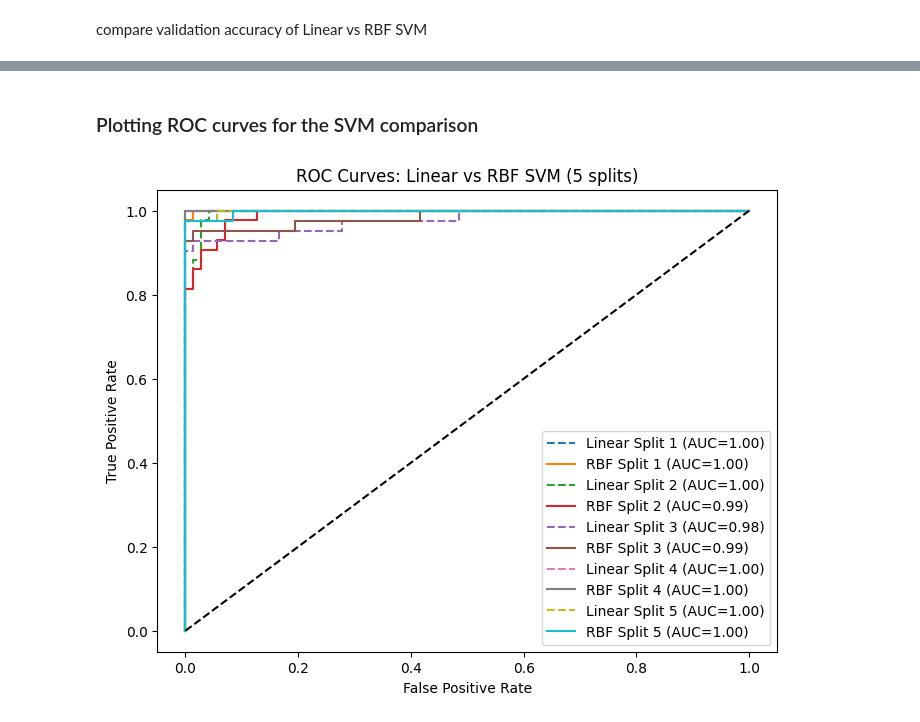
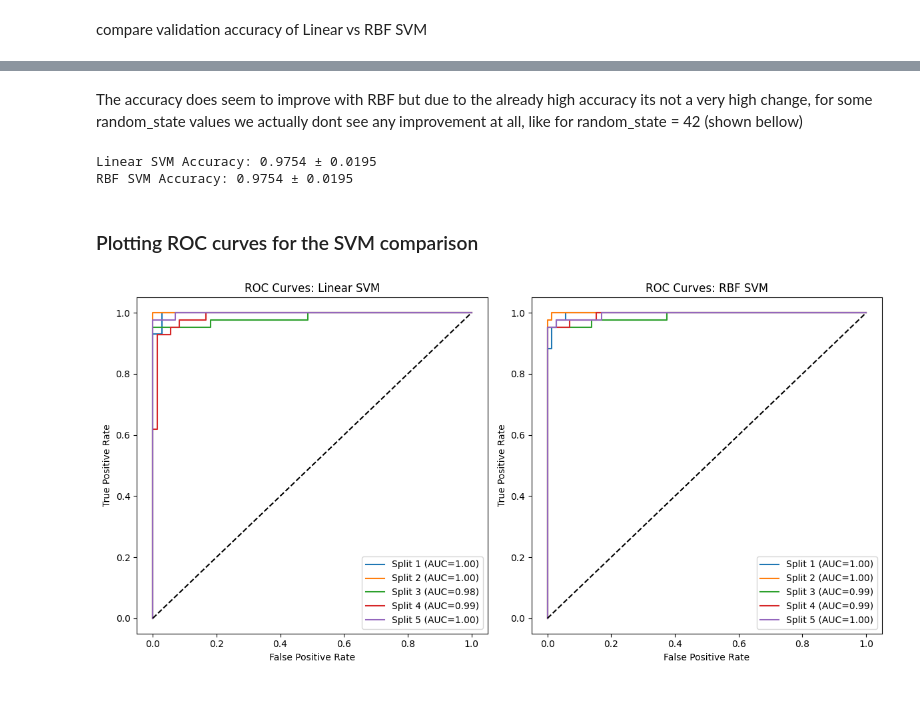
Before and after one commit to MustafaKess/IDATG2208-ML-assignment-2, a Jupyter notebook: exercise 3/Q3.ipynb, the cells around one changed output, grey strips where cells are left out. Saved outputs shown, nothing was run; the diff lists cells and outputs as text; code cells hidden in the pictures.

```diff
--- a/exercise 3/Q3.ipynb
+++ b/exercise 3/Q3.ipynb
@@ -107,36 +114,65 @@ RBF SVM Accuracy: 0.9754 ± 0.0195
+# %% [markdown]
+The accuracy does seem to improve with RBF but due to the already high accuracy its not a very high change, for some random_state values we actually dont see any improvement at all, like for random_state = 42 (shown bellow)
+# %%
+kf_42 = StratifiedKFold(n_splits=5, shuffle=True, random_state=42)
+linear_acc, rbf_acc = [], []
+
+for train_idx, val_idx in kf_42.split(X_std, y):
+    X_tr, X_val_split = X_std[train_idx], X_std[val_idx]
+    y_tr, y_val_split = y.values[train_idx], y.values[val_idx]
+
+    # Linear SVM
+    clf_lin = SVC(kernel="linear", probability=True, random_state=42)
+    clf_lin.fit(X_tr, y_tr)
+    linear_acc.append(accuracy_score(y_val_split, clf_lin.predict(X_val_split)))
+
+    # RBF SVM
+    clf_rbf = SVC(kernel="rbf", probability=True, random_state=42)
+    clf_rbf.fit(X_tr, y_tr)
+    rbf_acc.append(accuracy_score(y_val_split, clf_rbf.predict(X_val_split)))
+print(f"Linear SVM Accuracy: {np.mean(linear_acc):.4f} ± {np.std(linear_acc):.4f}")
+print(f"RBF SVM Accuracy: {np.mean(rbf_acc):.4f} ± {np.std(rbf_acc):.4f}")
+# %% [output]
+Linear SVM Accuracy: 0.9754 ± 0.0195
+RBF SVM Accuracy: 0.9754 ± 0.0195
 # %% [markdown]
 ### Plotting ROC curves for the SVM comparison
 # %%
 import matplotlib.pyplot as plt
 from sklearn.metrics import roc_curve, auc
+from sklearn.svm import SVC
 
-plt.figure(figsize=(8,6))
+fig, axes = plt.subplots(1, 2, figsize=(12, 6))
 
 for i, (train_idx, val_idx) in enumerate(kf.split(X_std, y), 1):
     X_tr, X_val_split = X_std[train_idx], X_std[val_idx]
     y_tr, y_val_split = y.values[train_idx], y.values[val_idx]
 
     # Linear SVM
     clf_lin = SVC(kernel="linear", probability=True, random_state=42)
     clf_lin.fit(X_tr, y_tr)
-    y_prob_lin = clf_lin.predict_proba(X_val_split)[:,1]
-    fpr, tpr, _ = roc_curve(y_val_split, y_prob_lin)
-    roc_auc = auc(fpr, tpr)
-    plt.plot(fpr, tpr, linestyle='--', label=f'Linear Split {i} (AUC={roc_auc:.2f})')
+    y_prob_lin = clf_lin.predict_proba(X_val_split)[:, 1]
+    fpr_lin, tpr_lin, _ = roc_curve(y_val_split, y_prob_lin)
+    roc_auc_lin = auc(fpr_lin, tpr_lin)
+    axes[0].plot(fpr_lin, tpr_lin, label=f'Split {i} (AUC={roc_auc_lin:.2f})')
 
     # RBF SVM
     clf_rbf = SVC(kernel="rbf", probability=True, random_state=42)
     clf_rbf.fit(X_tr, y_tr)
-    y_prob_rbf = clf_rbf.predict_proba(X_val_split)[:,1]
-    fpr, tpr, _ = roc_curve(y_val_split, y_prob_rbf)
-    roc_auc = auc(fpr, tpr)
-    plt.plot(fpr, tpr, label=f'RBF Split {i} (AUC={roc_auc:.2f})')
+    y_prob_rbf = clf_rbf.predict_proba(X_val_split)[:, 1]
+    fpr_rbf, tpr_rbf, _ = roc_curve(y_val_split, y_prob_rbf)
+    roc_auc_rbf = auc(fpr_rbf, tpr_rbf)
+    axes[1].plot(fpr_rbf, tpr_rbf, label=f'Split {i} (AUC={roc_auc_rbf:.2f})')
 
-plt.plot([0,1], [0,1], 'k--')
-plt.xlabel('False Positive Rate')
-plt.ylabel('True Positive Rate')
-plt.title('ROC Curves: Linear vs RBF SVM (5 splits)')
-plt.legend()
+#
+for ax, title in zip(axes, ['Linear SVM', 'RBF SVM']):
+    ax.plot([0, 1], [0, 1], 'k--')
+    ax.set_xlabel('False Positive Rate')
+    ax.set_ylabel('True Positive Rate')
+    ax.set_title(f'ROC Curves: {title}')
+    ax.legend()
+
+plt.tight_layout()
 plt.show()
 # %% [output]
-[figure, old version]
+[figure, new version]
```
Also changed, not shown: parts of 6 cells of this notebook, 1 other file.
